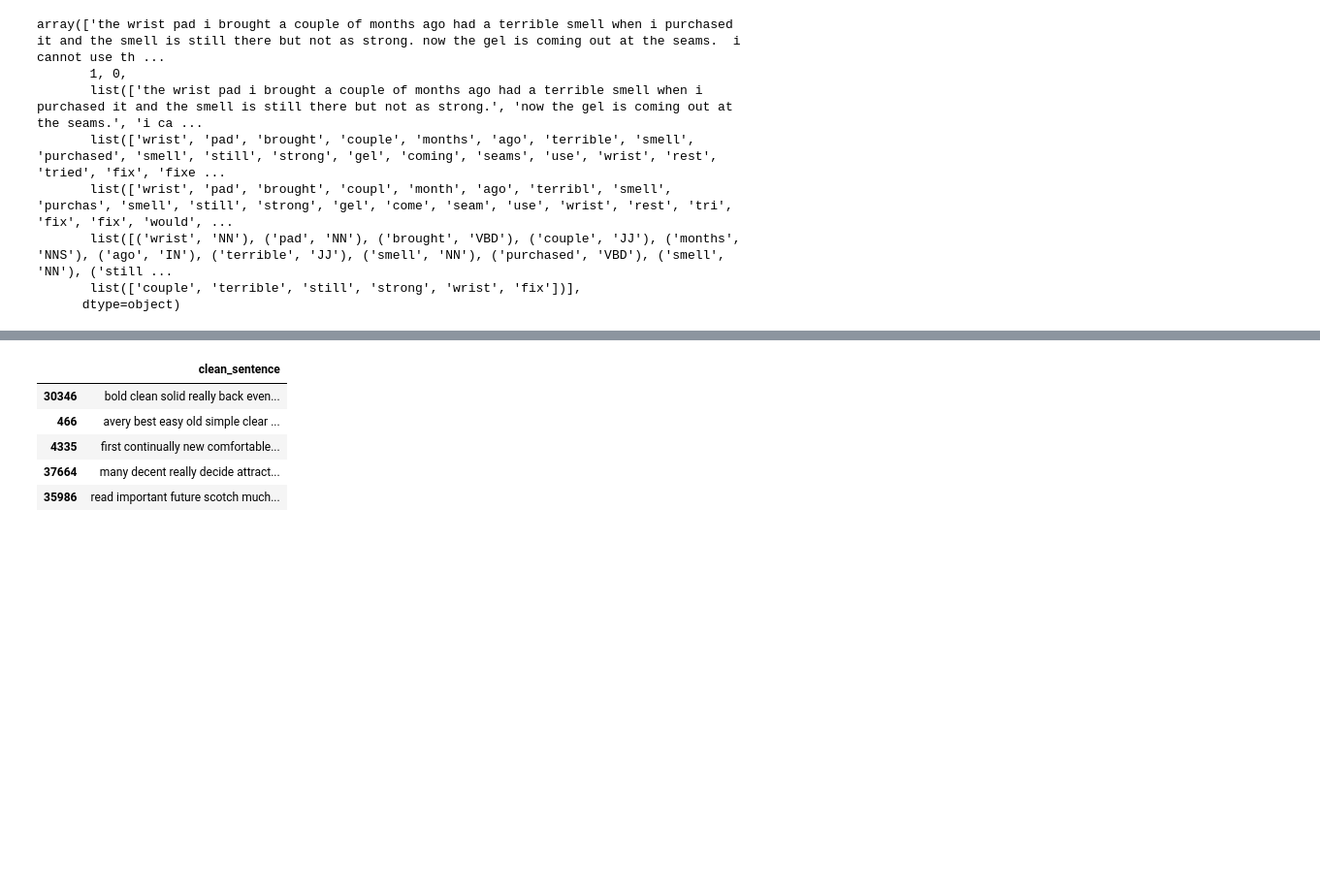
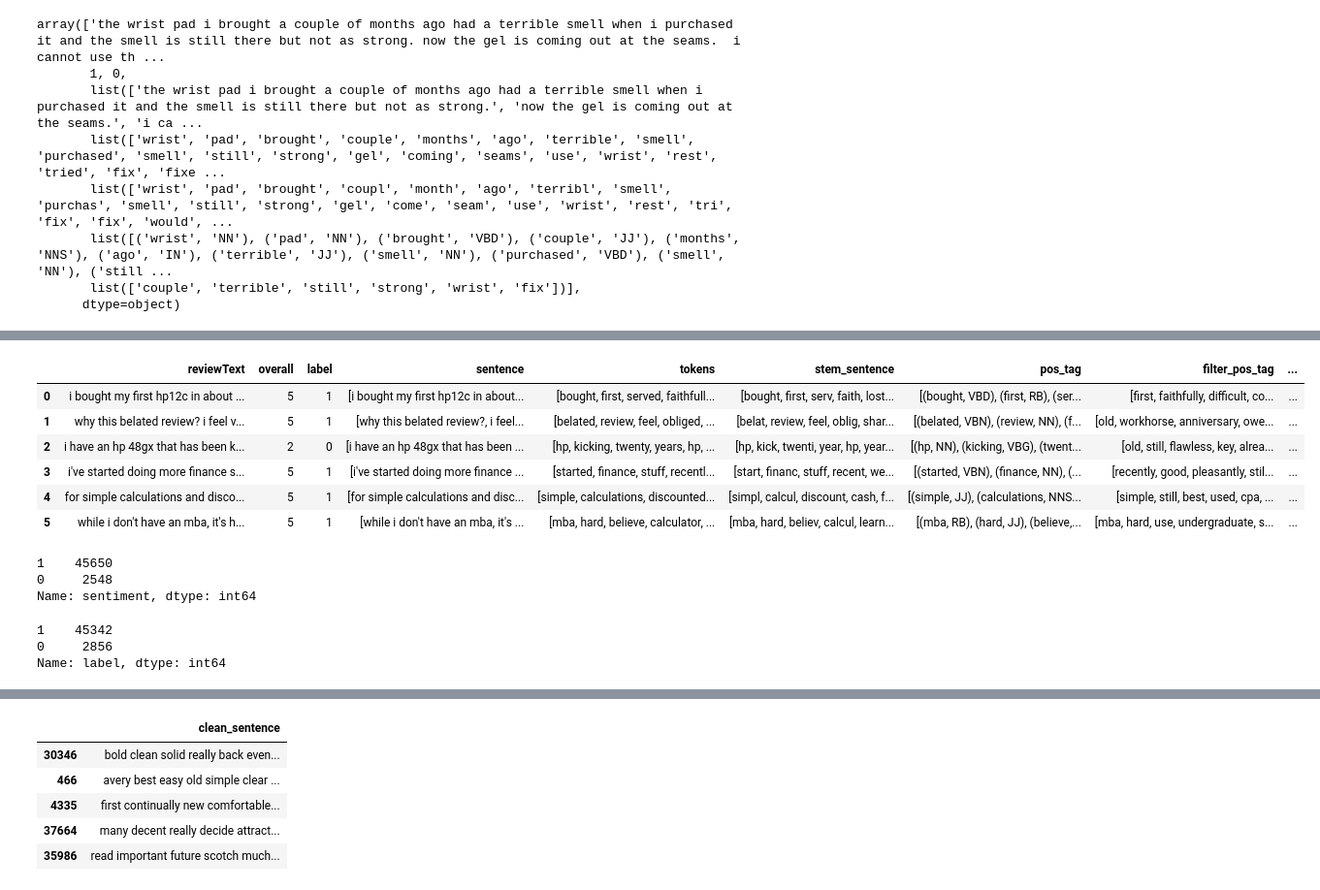
Before and after one commit to shishirkmr/predict_amazon_review_rating, a Jupyter notebook: sentiment_analyzer.ipynb, the cells around one changed output, grey strips where cells are left out. Shown at 97% size. Saved outputs shown, nothing was run; the diff lists cells and outputs as text; code cells hidden in the pictures; blank space fills up the shorter version.

```diff
--- a/sentiment_analyzer.ipynb
+++ b/sentiment_analyzer.ipynb
@@ -332,0 +364,26 @@ dataset['clean_sentence']=dataset['filter_pos_tag'].apply(lambda x: ' '.join(x))
+# %%
+dataset['polarity'] = round(dataset.reviewText.apply(detect_polarity),1)
+dataset['subjectivity'] = round(dataset.reviewText.apply(detect_subjectivity),1)
+dataset['sentiment'] = dataset['polarity'].apply(filter_method)
+dataset['lemma'] = dataset.reviewText.apply(get_lemma)
+dataset.head(6)
+# %% [output]
+|  | reviewText | overall | label | sentence | tokens | stem_sentence | pos_tag | filter_pos_tag | ... |
+| 0 | i bought my first hp12c in about ... | 5 | 1 | [i bought my first hp12c in about... | [bought, first, served, faithfull... | [bought, first, serv, faith, lost... | [(bought, VBD), (first, RB), (ser... | [first, faithfully, difficult, co... | ... |
+| 1 | why this belated review? i feel v... | 5 | 1 | [why this belated review?, i feel... | [belated, review, feel, obliged, ... | [belat, review, feel, oblig, shar... | [(belated, VBN), (review, NN), (f... | [old, workhorse, anniversary, owe... | ... |
+| 2 | i have an hp 48gx that has been k... | 2 | 0 | [i have an hp 48gx that has been ... | [hp, kicking, twenty, years, hp, ... | [hp, kick, twenti, year, hp, year... | [(hp, NN), (kicking, VBG), (twent... | [old, still, flawless, key, alrea... | ... |
+| 3 | i've started doing more finance s... | 5 | 1 | [i've started doing more finance ... | [started, finance, stuff, recentl... | [start, financ, stuff, recent, we... | [(started, VBN), (finance, NN), (... | [recently, good, pleasantly, stil... | ... |
+| 4 | for simple calculations and disco... | 5 | 1 | [for simple calculations and disc... | [simple, calculations, discounted... | [simpl, calcul, discount, cash, f... | [(simple, JJ), (calculations, NNS... | [simple, still, best, used, cpa, ... | ... |
+| 5 | while i don't have an mba, it's h... | 5 | 1 | [while i don't have an mba, it's ... | [mba, hard, believe, calculator, ... | [mba, hard, believ, calcul, learn... | [(mba, RB), (hard, JJ), (believe,... | [mba, hard, use, undergraduate, s... | ... |
+# %%
+dataset.sentiment.value_counts()
+# %% [output]
+1    45650
+0     2548
+Name: sentiment, dtype: int64
+# %%
+dataset.label.value_counts()
+# %% [output]
+1    45342
+0     2856
+Name: label, dtype: int64
```
Also changed, not shown: parts of 28 cells of this notebook.
